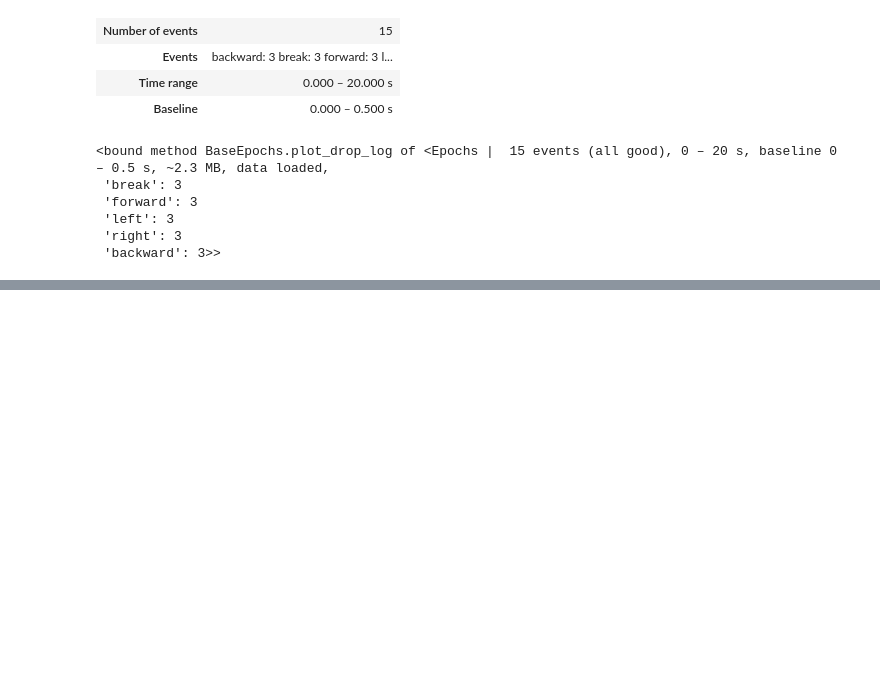
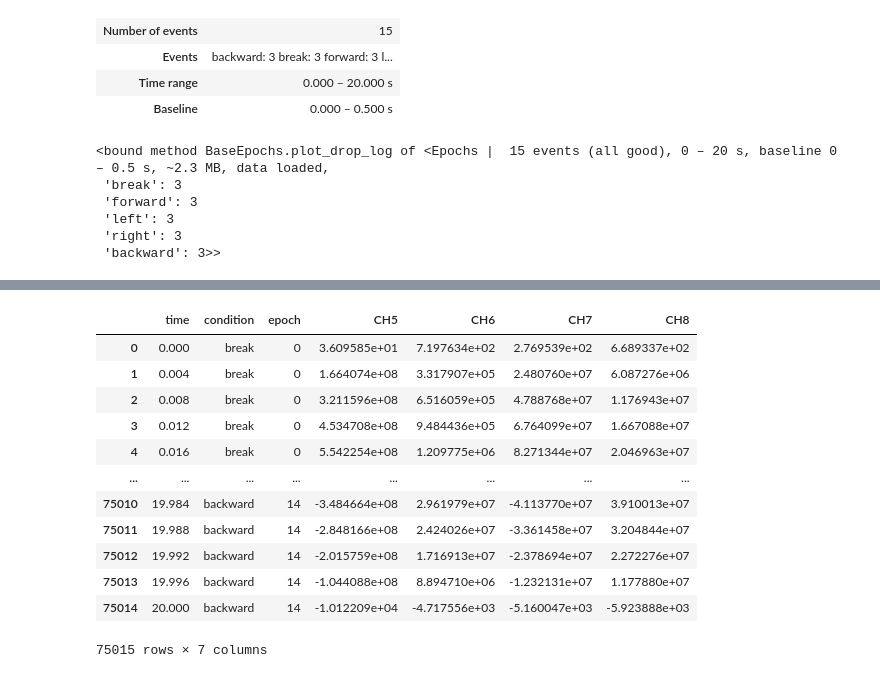
Before and after one commit to Epicsenpai/OpenTopic_BCI, a Jupyter notebook: First_acquisition/SSVEP_offline_preprocessing_V2.ipynb, the cells around one changed output, grey strips where cells are left out. Saved outputs shown, nothing was run; the diff lists cells and outputs as text; code cells hidden in the pictures; blank space fills up the shorter version.

```diff
--- a/First_acquisition/SSVEP_offline_preprocessing_V2.ipynb
+++ b/First_acquisition/SSVEP_offline_preprocessing_V2.ipynb
@@ -183,0 +218,17 @@ mne_epochs.plot(scalings = 8000)
+# %%
+mne_df = mne_epochs.to_data_frame()
+mne_df
+# %% [output]
+|  | time | condition | epoch | CH5 | CH6 | CH7 | CH8 |
+| 0 | 0.000 | break | 0 | 3.609585e+01 | 7.197634e+02 | 2.769539e+02 | 6.689337e+02 |
+| 1 | 0.004 | break | 0 | 1.664074e+08 | 3.317907e+05 | 2.480760e+07 | 6.087276e+06 |
+| 2 | 0.008 | break | 0 | 3.211596e+08 | 6.516059e+05 | 4.788768e+07 | 1.176943e+07 |
+| 3 | 0.012 | break | 0 | 4.534708e+08 | 9.484436e+05 | 6.764099e+07 | 1.667088e+07 |
+| 4 | 0.016 | break | 0 | 5.542254e+08 | 1.209775e+06 | 8.271344e+07 | 2.046963e+07 |
+| ... | ... | ... | ... | ... | ... | ... | ... |
+| 75010 | 19.984 | backward | 14 | -3.484664e+08 | 2.961979e+07 | -4.113770e+07 | 3.910013e+07 |
+| 75011 | 19.988 | backward | 14 | -2.848166e+08 | 2.424026e+07 | -3.361458e+07 | 3.204844e+07 |
+| 75012 | 19.992 | backward | 14 | -2.015759e+08 | 1.716913e+07 | -2.378694e+07 | 2.272276e+07 |
+| 75013 | 19.996 | backward | 14 | -1.044088e+08 | 8.894710e+06 | -1.232131e+07 | 1.177880e+07 |
+| 75014 | 20.000 | backward | 14 | -1.012209e+04 | -4.717556e+03 | -5.160047e+03 | -5.923888e+03 |
+75015 rows × 7 columns
```
Also changed, not shown: parts of 6 cells of this notebook.
